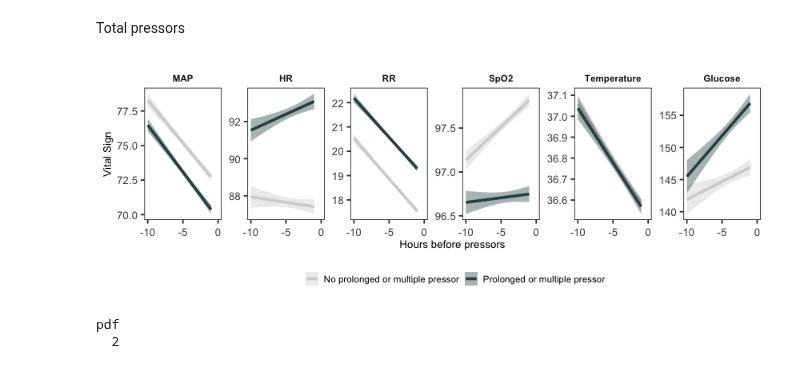
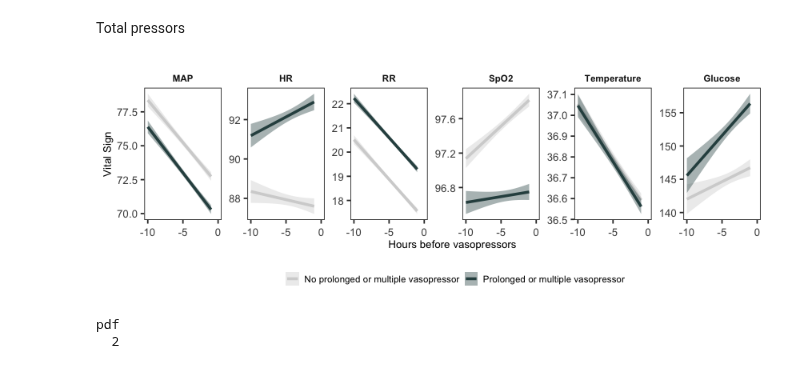
Before and after one commit to ruoyijiang/general, a Jupyter notebook: notebooks/R_Pressor_Outcomes_MultiPressor.ipynb, the cells around one changed output. Cells and saved outputs as stored; diff of their text form; code cells hidden in the pictures.

```diff
--- a/notebooks/R_Pressor_Outcomes_MultiPressor.ipynb
+++ b/notebooks/R_Pressor_Outcomes_MultiPressor.ipynb
@@ -1622,5 +1505,7 @@ A grouped_df: 6 × 8
 # %%
 melt_results_df %>% write.csv('~/Projects/Haimovich_Pressors/collection/out/melt_summarized_vitals.csv')
+# %%
+melt_results_df <- read.csv('~/Projects/Haimovich_Pressors/collection/out/melt_summarized_vitals.csv')
 # %% [markdown]
 
 ### ANCOVA analysis using intervals
@@ -1963,6 +1843,6 @@ FANCY_VITAL_DICT <- c(
     'mean_glucose' = 'Glucose')
 # %%
 PRESSORHOURS_COLORS <- c(
-"Prolonged or multiple pressor" = '#2F4F4F',
-"No prolonged or multiple pressor" = '#D3D3D3'
+"Prolonged or multiple vasopressor" = '#2F4F4F',
+"No prolonged or multiple vasopressor" = '#D3D3D3'
 )
@@ -1969,24 +1854,27 @@ PRESSORHOURS_COLORS <- c(
+# %%
+toplot <- toplot %>%
+    rowwise() %>%
+    mutate(ID = as.character(ID)) %>%
+    mutate(FANCY_VITAL = FANCY_VITAL_DICT[ID]) %>%
+    mutate(FANCY_VITAL = factor(FANCY_VITAL, levels=FANCY_VITAL_ORDER)) %>%
+    mutate(FANCY_RESPONSE = if(RESPONSE){"Prolonged or multiple vasopressor"}else{"No prolonged or multiple vasopressor"})
 # %%
 options(repr.plot.width=7, repr.plot.height=2.5)
 
 p <- toplot %>%
-    rowwise() %>%
-    mutate(FANCY_VITAL = FANCY_VITAL_DICT[ID]) %>%
-    mutate(FANCY_VITAL = factor(FANCY_VITAL, levels=FANCY_VITAL_ORDER)) %>%
-    mutate(FANCY_RESPONSE = if(RESPONSE){"Prolonged or multiple pressor"}else{"No prolonged or multiple pressor"}) %>%
     ggplot(aes(x=INTERVAL, y=VALUE, color=FANCY_RESPONSE)) +
         geom_smooth(method=lm, aes(fill=FANCY_RESPONSE)) +
-        xlab("Hours before pressors") + ylab("Vital Sign") +
+        xlab("Hours before vasopressors") + ylab("Vital Sign") +
         scale_x_continuous(limits=c(-10,0), breaks=seq(-10,0,5)) +
         base_theme() +
         scale_color_manual(values=PRESSORHOURS_COLORS)+
         scale_fill_manual(values=PRESSORHOURS_COLORS)+
         theme(legend.title = element_blank()) +
         theme(legend.position="bottom") +
         facet_wrap(. ~ FANCY_VITAL, scale="free", nrow=1)
 plot(p)
 # %% [output]
-[figure, old version]
+[figure, new version]
 # %%
 pdf(file.path(PLOT_DIR, "ancova_vitals.pdf"), 7,2.5)
 plot(p)
```
Also changed, not shown: parts of 109 cells of this notebook.
